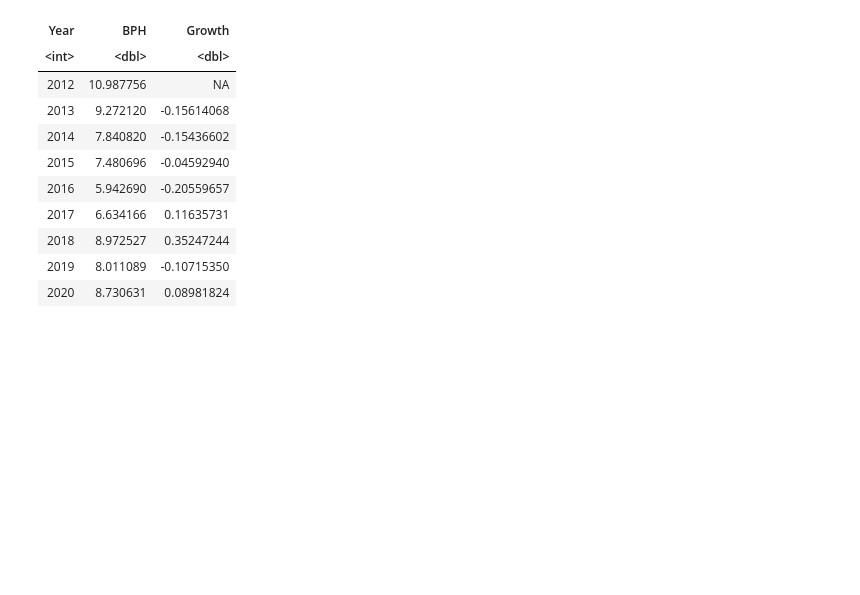
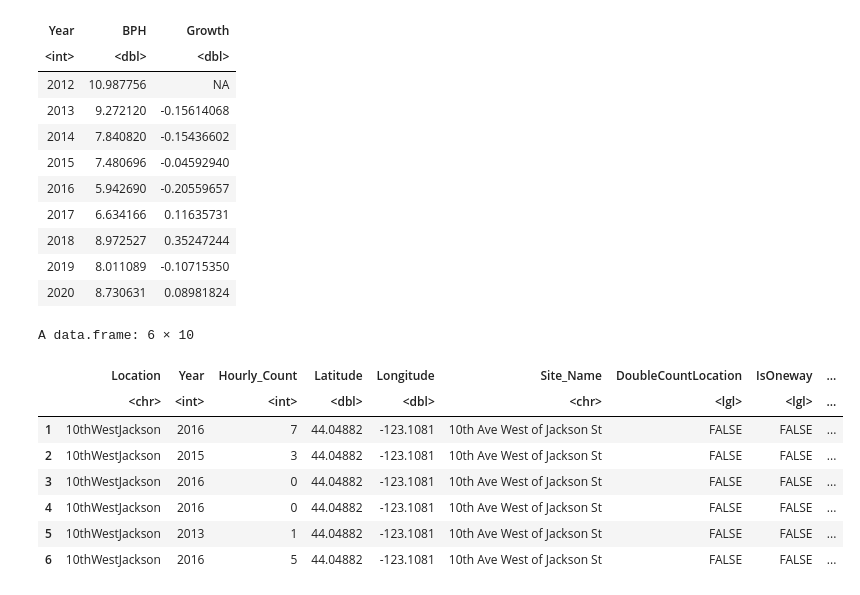
Before and after one commit to dongmeic/BikeCounting, a Jupyter notebook: BikeCounts/Explore_Bike_Counts.ipynb, the cells around one changed output. Saved outputs shown, nothing was run; the diff lists cells and outputs as text; code cells hidden in the pictures; blank space fills up the shorter version.

Commit message:
sidewalk rider

```diff
--- a/BikeCounts/Explore_Bike_Counts.ipynb
+++ b/BikeCounts/Explore_Bike_Counts.ipynb
@@ -205,6 +210,6 @@ data1 <- data[!is.na(data$Hourly_Count),]
 # %%
 outdata <- aggregate(x=list(BPH = data1$Hourly_Count), by=list(Year = data1$Year, Location = data1$Location), FUN=mean)
 # %%
-outdata <- merge(outdata, loc[,c('Location', 'Latitude', 'Longitude', 'Site_Name',
-                                 'DoubleCountLocation', 'IsOneway', 'OnewayDirection',
-                                 'IsSidewalk')], by = 'Location')
+locvars <- c('Location', 'Latitude', 'Longitude', 'Site_Name',
+             'DoubleCountLocation', 'IsOneway', 'OnewayDirection',
+             'IsSidewalk')
@@ -331,3 +368,17 @@ A data.frame: 9 × 3
 | 2018 | 8.972527 | 0.35247244 |
 | 2019 | 8.011089 | -0.10715350 |
 | 2020 | 8.730631 | 0.08981824 |
+# %%
+data2 <- merge(data1[,c('Location', 'Year', 'Hourly_Count')], loc[,locvars], by='Location')
+# %%
+head(data2)
+# %% [output]
+A data.frame: 6 × 10
+|  | Location | Year | Hourly_Count | Latitude | Longitude | Site_Name | DoubleCountLocation | IsOneway | ... |
+|  | <chr> | <int> | <int> | <dbl> | <dbl> | <chr> | <lgl> | <lgl> | ... |
+| 1 | 10thWestJackson | 2016 | 7 | 44.04882 | -123.1081 | 10th Ave West of Jackson St | FALSE | FALSE | ... |
+| 2 | 10thWestJackson | 2015 | 3 | 44.04882 | -123.1081 | 10th Ave West of Jackson St | FALSE | FALSE | ... |
+| 3 | 10thWestJackson | 2016 | 0 | 44.04882 | -123.1081 | 10th Ave West of Jackson St | FALSE | FALSE | ... |
+| 4 | 10thWestJackson | 2016 | 0 | 44.04882 | -123.1081 | 10th Ave West of Jackson St | FALSE | FALSE | ... |
+| 5 | 10thWestJackson | 2013 | 1 | 44.04882 | -123.1081 | 10th Ave West of Jackson St | FALSE | FALSE | ... |
+| 6 | 10thWestJackson | 2016 | 5 | 44.04882 | -123.1081 | 10th Ave West of Jackson St | FALSE | FALSE | ... |
```
Also changed, not shown: parts of 8 cells of this notebook.
